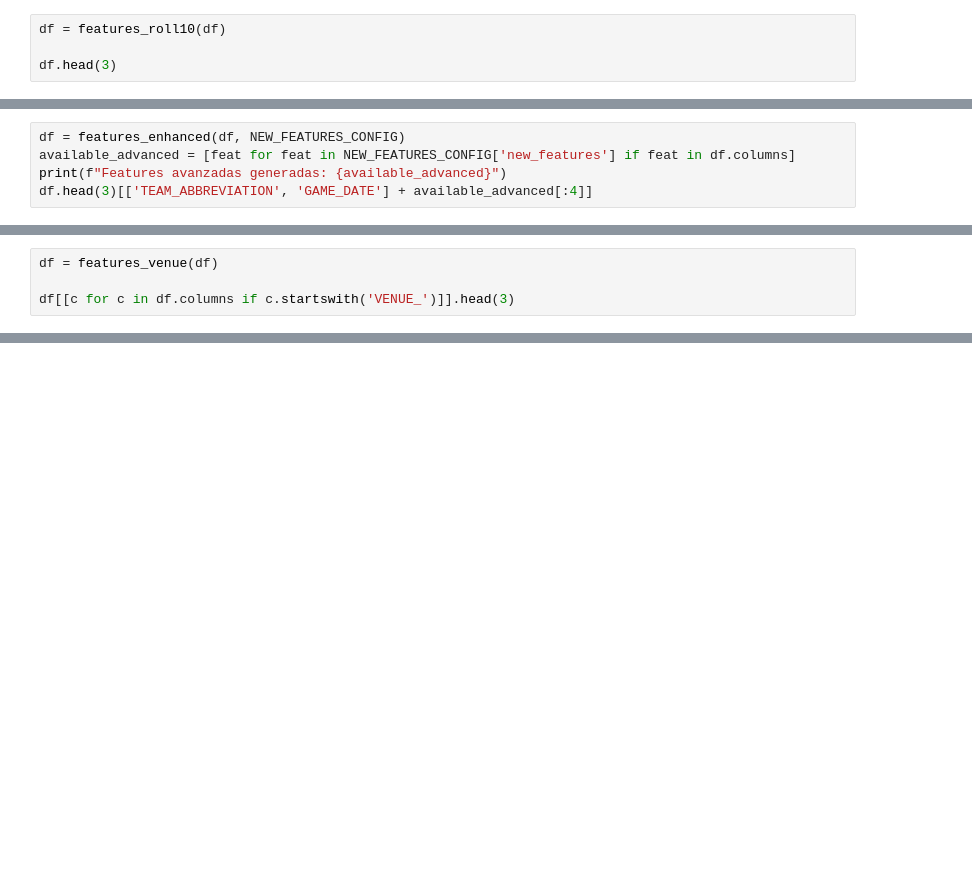
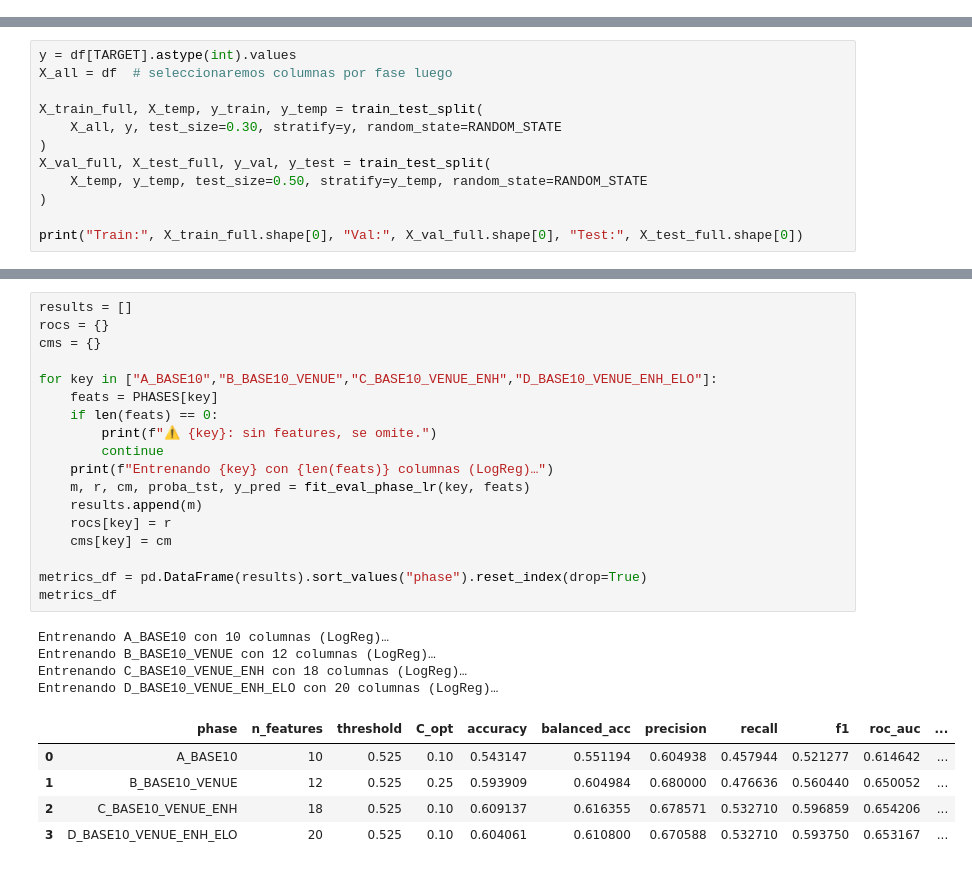
Before and after one commit to diazpablogon/BasketballAnalysis, a Jupyter notebook: 02_processing_data/02a_WL_prediction/02_WL_estimator.ipynb, the cells around one changed output, grey strips where cells are left out. Cells and saved outputs as stored; diff of their text form; blank space fills up the shorter version.

```diff
--- a/02_processing_data/02a_WL_prediction/02_WL_estimator.ipynb
+++ b/02_processing_data/02a_WL_prediction/02_WL_estimator.ipynb
@@ -118,4 +0,0 @@ Aplicamos secuencialmente las funciones utilitarias importadas desde `FeatureFun
-# %%
-df = features_roll10(df)
-
-df.head(3)
@@ -133,5 +0,0 @@ Columnas ROLL10 imputadas (mediana): 75
-# %%
-df = features_enhanced(df, NEW_FEATURES_CONFIG)
-available_advanced = [feat for feat in NEW_FEATURES_CONFIG['new_features'] if feat in df.columns]
-print(f"Features avanzadas generadas: {available_advanced}")
-df.head(3)[['TEAM_ABBREVIATION', 'GAME_DATE'] + available_advanced[:4]]
@@ -188,4 +0,0 @@ Para evaluar el impacto de jugar en casa o fuera añadiremos los splits de victo
-# %%
-df = features_venue(df)
-
-df[[c for c in df.columns if c.startswith('VENUE_')]].head(3)
@@ -833,0 +166,12 @@ El modelo XGBoost ofrece una base sólida para apuestas moneyline a locales: com
+# %%
+y = df[TARGET].astype(int).values
+X_all = df  # seleccionaremos columnas por fase luego
+
+X_train_full, X_temp, y_train, y_temp = train_test_split(
+    X_all, y, test_size=0.30, stratify=y, random_state=RANDOM_STATE
+)
+X_val_full, X_test_full, y_val, y_test = train_test_split(
+    X_temp, y_temp, test_size=0.50, stratify=y_temp, random_state=RANDOM_STATE
+)
+
+print("Train:", X_train_full.shape[0], "Val:", X_val_full.shape[0], "Test:", X_test_full.shape[0])
@@ -833,0 +364,28 @@ El modelo XGBoost ofrece una base sólida para apuestas moneyline a locales: com
+# %%
+results = []
+rocs = {}
+cms = {}
+
+for key in ["A_BASE10","B_BASE10_VENUE","C_BASE10_VENUE_ENH","D_BASE10_VENUE_ENH_ELO"]:
+    feats = PHASES[key]
+    if len(feats) == 0:
+        print(f"⚠️ {key}: sin features, se omite.")
+        continue
+    print(f"Entrenando {key} con {len(feats)} columnas (LogReg)…")
+    m, r, cm, proba_tst, y_pred = fit_eval_phase_lr(key, feats)
+    results.append(m)
+    rocs[key] = r
+    cms[key] = cm
+
+metrics_df = pd.DataFrame(results).sort_values("phase").reset_index(drop=True)
+metrics_df
+# %% [output]
+Entrenando A_BASE10 con 10 columnas (LogReg)…
+Entrenando B_BASE10_VENUE con 12 columnas (LogReg)…
+Entrenando C_BASE10_VENUE_ENH con 18 columnas (LogReg)…
+Entrenando D_BASE10_VENUE_ENH_ELO con 20 columnas (LogReg)…
+|  | phase | n_features | threshold | C_opt | accuracy | balanced_acc | precision | recall | f1 | roc_auc | ... |
+| 0 | A_BASE10 | 10 | 0.525 | 0.10 | 0.543147 | 0.551194 | 0.604938 | 0.457944 | 0.521277 | 0.614642 | ... |
+| 1 | B_BASE10_VENUE | 12 | 0.525 | 0.25 | 0.593909 | 0.604984 | 0.680000 | 0.476636 | 0.560440 | 0.650052 | ... |
+| 2 | C_BASE10_VENUE_ENH | 18 | 0.525 | 0.10 | 0.609137 | 0.616355 | 0.678571 | 0.532710 | 0.596859 | 0.654206 | ... |
+| 3 | D_BASE10_VENUE_ENH_ELO | 20 | 0.525 | 0.10 | 0.604061 | 0.610800 | 0.670588 | 0.532710 | 0.593750 | 0.653167 | ... |
```
Also changed, not shown: parts of 62 cells of this notebook, 11 other files.
